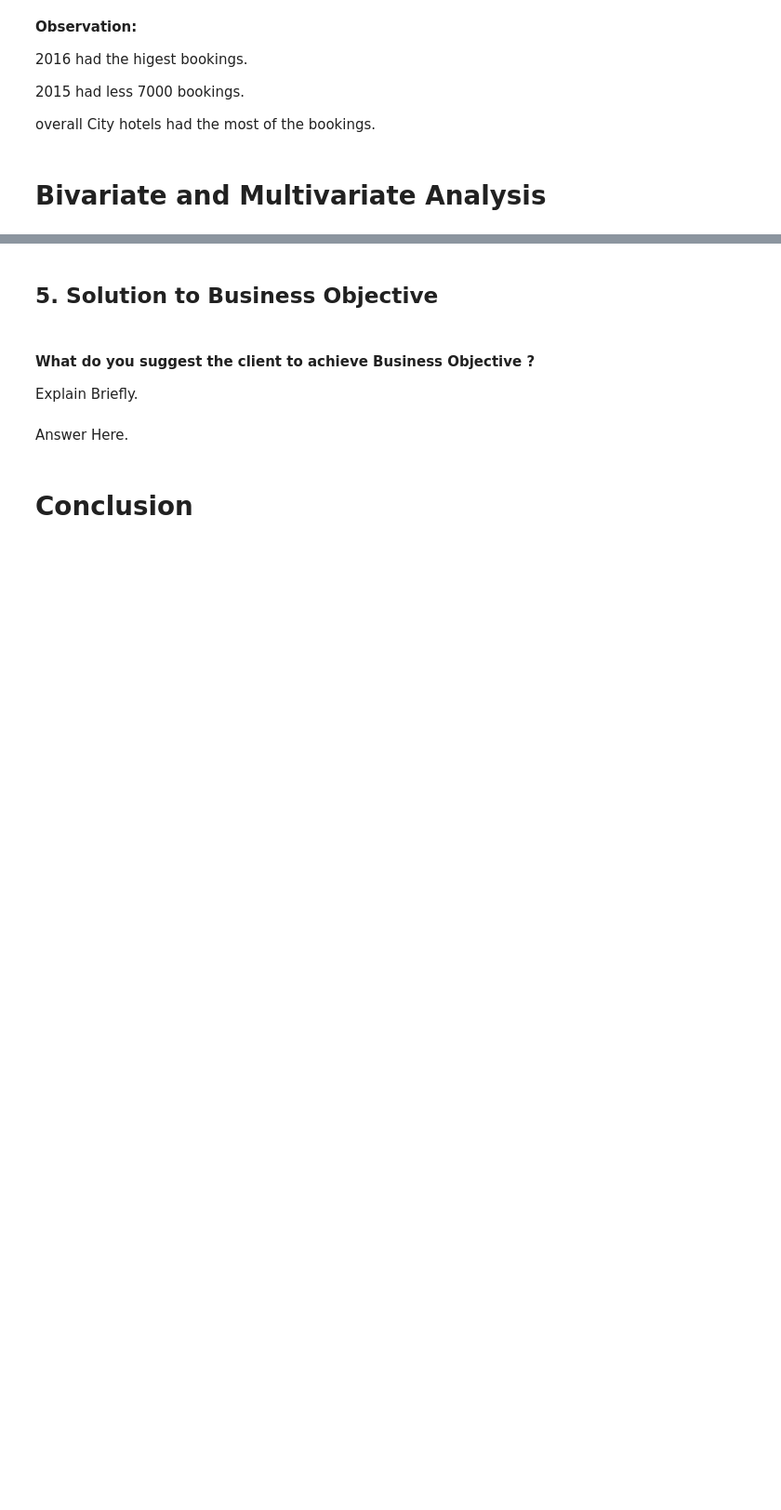
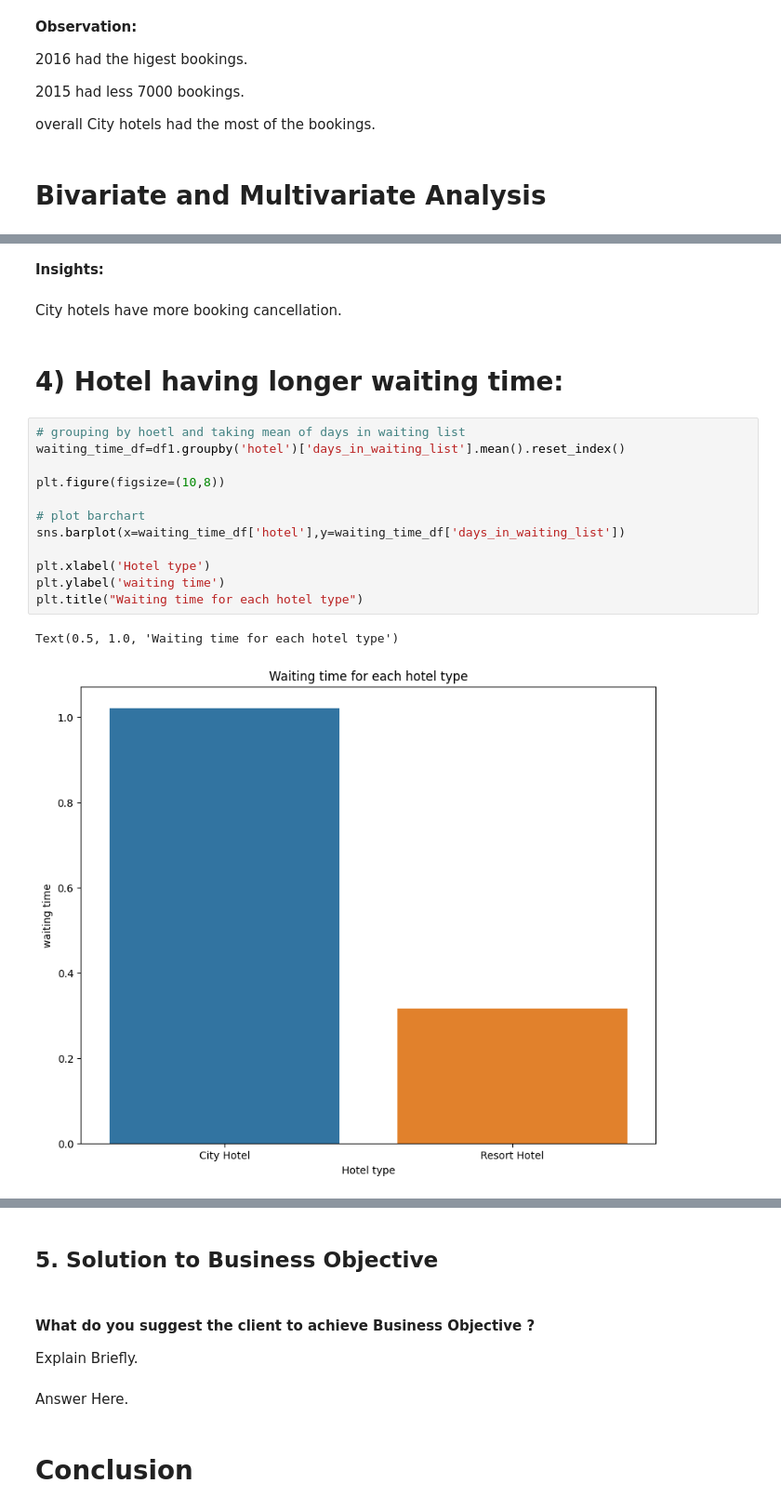
Before and after one commit to pranabrout/EDA-on-Hotel-Booking-Analysis, a Jupyter notebook: EDA_on_Hotel_Booking_Analysis_Capstone_Project_1.ipynb, the cells around one changed output, grey strips where cells are left out. Shown at 93% size. Cells and saved outputs as stored; diff of their text form; blank space fills up the shorter version.

```diff
--- a/EDA_on_Hotel_Booking_Analysis_Capstone_Project_1.ipynb
+++ b/EDA_on_Hotel_Booking_Analysis_Capstone_Project_1.ipynb
@@ -782,0 +839,21 @@ Answer Here
+# %% [markdown]
+**Insights:**
+# %% [markdown]
+City hotels have more booking cancellation.
+# %% [markdown]
+# **4) Hotel having longer waiting time:**
+# %%
+# grouping by hoetl and taking mean of days in waiting list
+waiting_time_df=df1.groupby('hotel')['days_in_waiting_list'].mean().reset_index()
+
+plt.figure(figsize=(10,8))
+
+# plot barchart
+sns.barplot(x=waiting_time_df['hotel'],y=waiting_time_df['days_in_waiting_list'])
+
+plt.xlabel('Hotel type')
+plt.ylabel('waiting time')
+plt.title("Waiting time for each hotel type")
+# %% [output]
+Text(0.5, 1.0, 'Waiting time for each hotel type')
+[figure, added]
```
Also changed, not shown: parts of 41 cells of this notebook.
